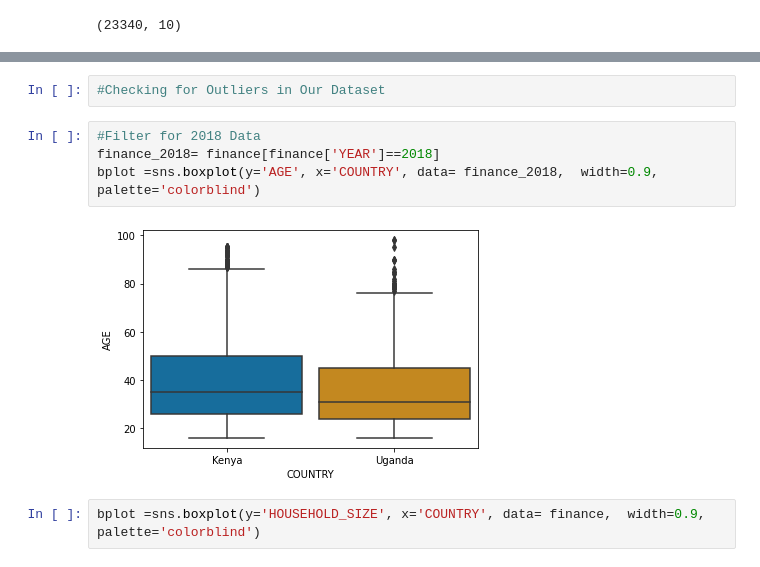
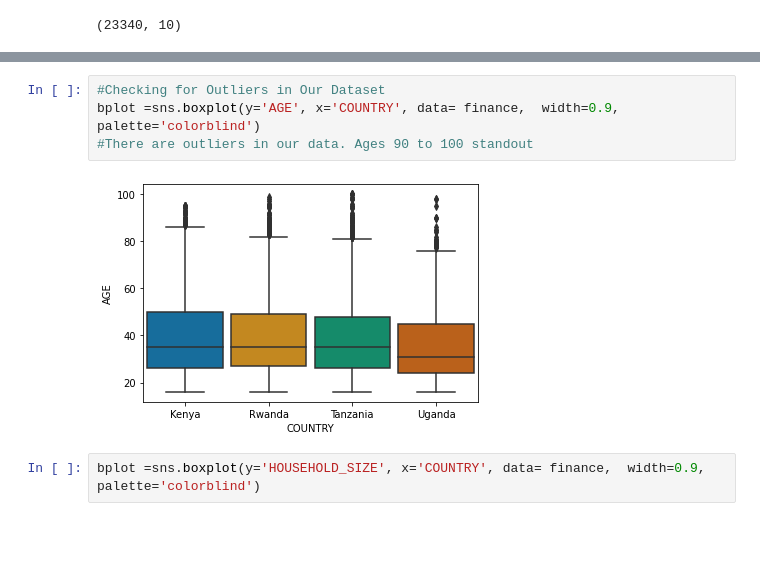
Before and after one commit to Obreintelly/EDA, a Jupyter notebook: Week_2_IP_Exploratory_Data_Analysis_Core.ipynb, the cells around one changed output, grey strips where cells are left out. Saved outputs shown, nothing was run; the diff lists cells and outputs as text; blank space fills up the shorter version.

```diff
--- a/Week_2_IP_Exploratory_Data_Analysis_Core.ipynb
+++ b/Week_2_IP_Exploratory_Data_Analysis_Core.ipynb
@@ -244,14 +262,12 @@ finance.head()
 | 2 | Kenya | 2018 | Yes | Urban | Yes | 5.0 | 26.0 | Male | ... |
 | 3 | Kenya | 2018 | No | Rural | Yes | 5.0 | 34.0 | Female | ... |
 | 4 | Kenya | 2018 | No | Urban | No | 8.0 | 26.0 | Male | ... |
-# %%
-#Checking for Outliers in Our Dataset
 # %%
-#Filter for 2018 Data
-finance_2018= finance[finance['YEAR']==2018]
-bplot =sns.boxplot(y='AGE', x='COUNTRY', data= finance_2018,  width=0.9, palette='colorblind')
+#Checking for Outliers in Our Dataset
+bplot =sns.boxplot(y='AGE', x='COUNTRY', data= finance,  width=0.9, palette='colorblind')
+#There are outliers in our data. Ages 90 to 100 standout
 # %% [output]
-[figure, old version]
+[figure, new version]
 # %%
 bplot =sns.boxplot(y='HOUSEHOLD_SIZE', x='COUNTRY', data= finance,  width=0.9, palette='colorblind')
 # %% [output]
```
Also changed, not shown: parts of 11 cells of this notebook.
